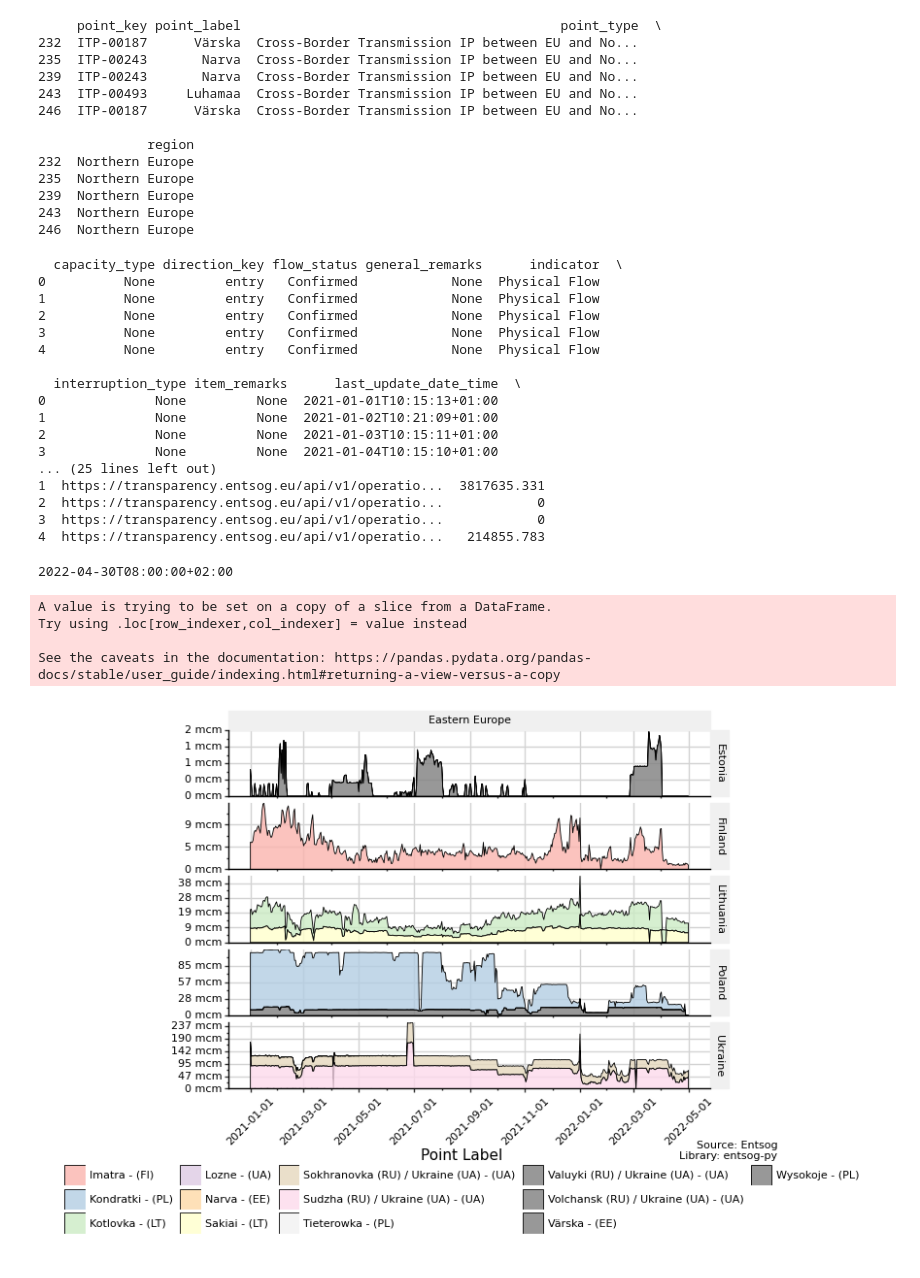
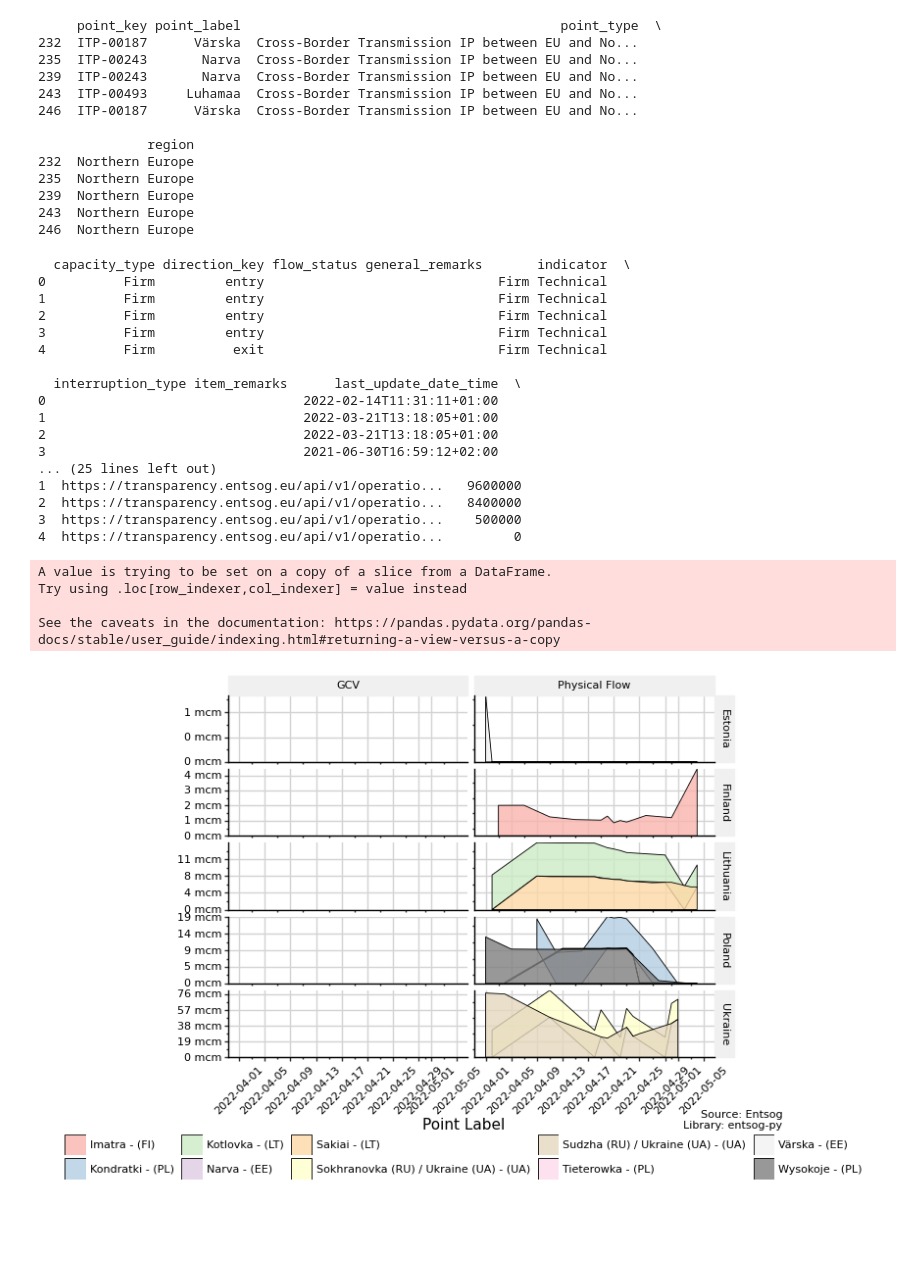
Before and after one commit to nhcb/entsog-py, a Jupyter notebook: example/gazprom_flows_example.ipynb, the cells around one changed output. Saved outputs shown, nothing was run; the diff lists cells and outputs as text; code cells hidden in the pictures; blank space fills up the shorter version.

```diff
--- a/example/gazprom_flows_example.ipynb
+++ b/example/gazprom_flows_example.ipynb
@@ -7,8 +7,8 @@ import pandas as pd
 
 client = EntsogPandasClient()
 
-start = pd.Timestamp('20210101', tz='Europe/Brussels')
-end = pd.Timestamp('20220501', tz='Europe/Brussels')
+start = pd.Timestamp('20220401', tz='Europe/Brussels')
+end = pd.Timestamp('20220510', tz='Europe/Brussels')
 
 points = client.query_operator_point_directions()
 mask = points['connected_operators'].str.contains('Gazprom')
@@ -34,43 +34,43 @@ for idx, item in masked_points.iterrows():
     keys.append(f"{item['operator_key']}{item['point_key']}{item['direction_key']}")
 
 #keys = ['PL-TSO-0001ITP-00104entry']
-data = client.query_operational_point_data(start = start, end = end, indicators = ['physical_flow'], point_directions = keys, period_type = 'day',verbose = False)
+data = client.query_operational_point_data(start = start, end = end, indicators = [ 'gcv','physical_flow','allocation'], point_directions = keys, period_type = 'day',verbose = False)
 
 print(data.head(5))
 backup = data.copy()
 # %% [output]
-  capacity_type direction_key flow_status general_remarks      indicator  \
-0          None         entry   Confirmed            None  Physical Flow
-1          None         entry   Confirmed            None  Physical Flow
-2          None         entry   Confirmed            None  Physical Flow
-3          None         entry   Confirmed            None  Physical Flow
-4          None         entry   Confirmed            None  Physical Flow
+  capacity_type direction_key flow_status general_remarks       indicator  \
+0          Firm         entry                              Firm Technical
+1          Firm         entry                              Firm Technical
+2          Firm         entry                              Firm Technical
+3          Firm         entry                              Firm Technical
+4          Firm          exit                              Firm Technical
 
   interruption_type item_remarks      last_update_date_time  \
-0              None         None  2021-01-01T10:15:13+01:00
-1              None         None  2021-01-02T10:21:09+01:00
-2              None         None  2021-01-03T10:15:11+01:00
-3              None         None  2021-01-04T10:15:10+01:00
+0                                 2022-02-14T11:31:11+01:00
+1                                 2022-03-21T13:18:05+01:00
+2                                 2022-03-21T13:18:05+01:00
+3                                 2021-06-30T16:59:12+02:00
 ... (25 lines left out)
-1  https://transparency.entsog.eu/api/v1/operatio...  3817635.331
-2  https://transparency.entsog.eu/api/v1/operatio...            0
-3  https://transparency.entsog.eu/api/v1/operatio...            0
-4  https://transparency.entsog.eu/api/v1/operatio...   214855.783
+1  https://transparency.entsog.eu/api/v1/operatio...   9600000
+2  https://transparency.entsog.eu/api/v1/operatio...   8400000
+3  https://transparency.entsog.eu/api/v1/operatio...    500000
+4  https://transparency.entsog.eu/api/v1/operatio...         0
 # %%
+# Make sure you have plotnine installed, pip install plotnine
 import plotnine as p9
 import numpy as np
 
 from entsog.plot_utils import plot_area
 
 facet_row = 'country'
-facet_col = 'adjacent_region'
+facet_col = 'indicator'
 flow_status = 'Confirmed'
 
-print(plot_area(flow_data = flow_data, point_data = masked_points, unit = 'mcm', facet_row = facet_row, facet_col = facet_col, aggregation = '1D'))
+print(plot_area(flow_data = data, point_data = masked_points, unit = 'mcm', facet_row = facet_row, facet_col = facet_col, aggregation = '1D'))
 # %% [output]
-2022-04-30T08:00:00+02:00
+A value is trying to be set on a copy of a slice from a DataFrame.
+Try using .loc[row_indexer,col_indexer] = value instead
+
+See the caveats in the documentation: https://pandas.pydata.org/pandas-docs/stable/user_guide/indexing.html#returning-a-view-versus-a-copy
-A value is trying to be set on a copy of a slice from a DataFrame.
-Try using .loc[row_indexer,col_indexer] = value instead
-
-See the caveats in the documentation: https://pandas.pydata.org/pandas-docs/stable/user_guide/indexing.html#returning-a-view-versus-a-copy
-[figure, old version]
+[figure, new version]
```
Also changed, not shown: 2 other files.
